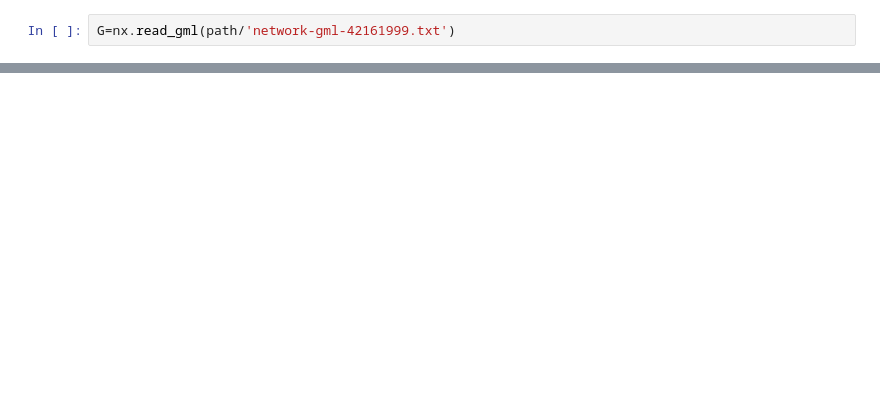
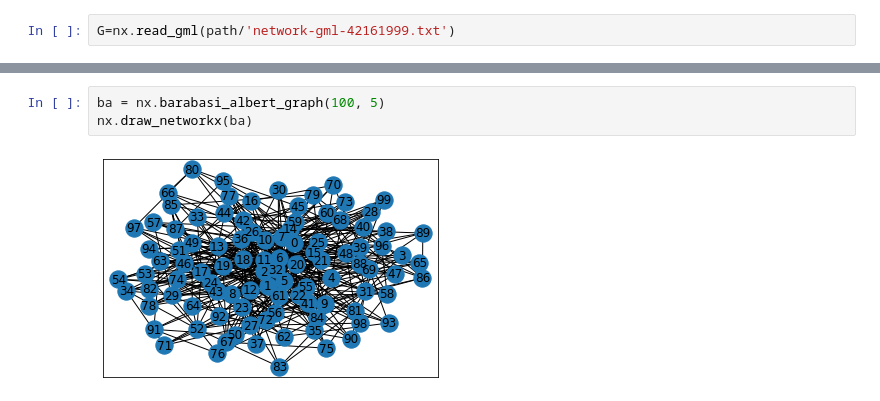
Before and after one commit to IsisChameleon/abm_commons_tragedy, a Jupyter notebook: Networkx-commons.ipynb, the cells around one changed output, grey strips where cells are left out. Saved outputs shown, nothing was run; the diff lists cells and outputs as text; blank space fills up the shorter version.

```diff
--- a/Networkx-commons.ipynb
+++ b/Networkx-commons.ipynb
@@ -54,0 +99,5 @@ nx.draw_networkx(G)
+# %%
+ba = nx.barabasi_albert_graph(100, 5)
+nx.draw_networkx(ba)
+# %% [output]
+[figure, added]
```
Also changed, not shown: parts of 16 cells of this notebook, 2 other files.
